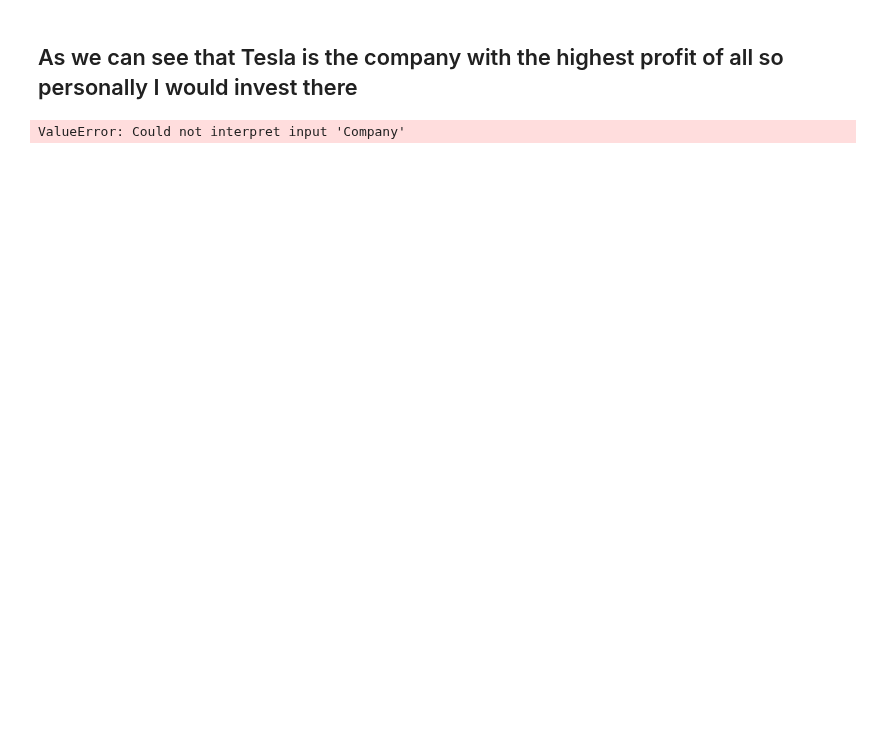
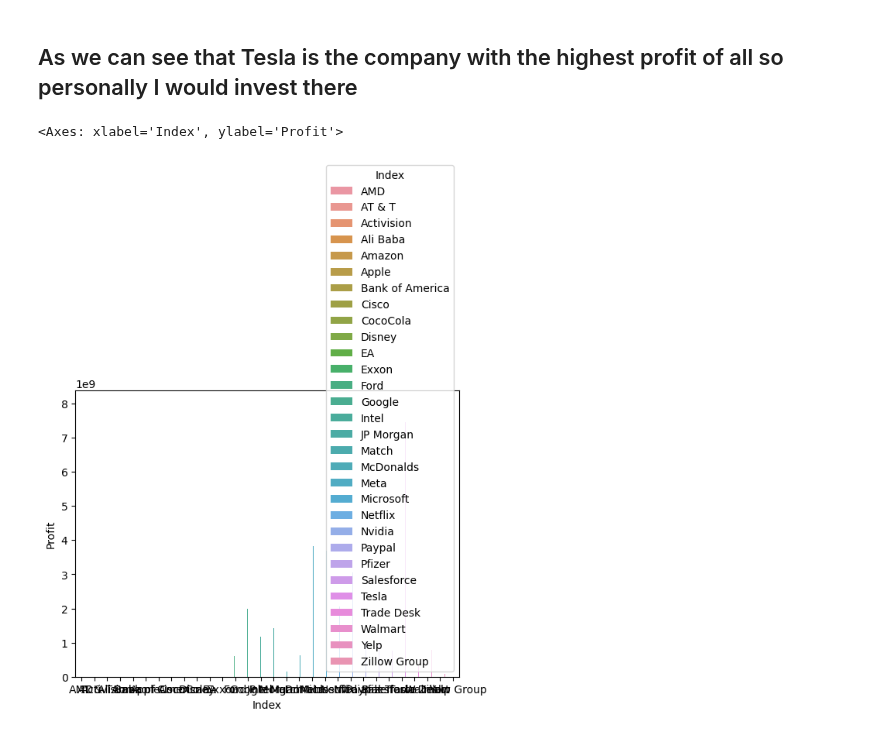
Before and after one commit to ubco-W2022T2-data301/Group35, a Jupyter notebook: analysis/analysis2.ipynb, the cells around one changed output. Drawn from its saved outputs; the diff is of its cells as text; code cells hidden in the pictures; blank space fills up the shorter version.

```diff
--- a/analysis/analysis2.ipynb
+++ b/analysis/analysis2.ipynb
@@ -57,6 +57,9 @@ hprofit.head(5)   # this step helps us see the top 5 companies with the highest
 # %%
 import matplotlib.pyplot as plt #this is to visualise the profits in the form of a graph
 import seaborn as sns
-sns.barplot(x= 'Company', y = 'Profit', hue = 'Company', data=gg)
+gg['Index'] = gg.index
+plt.figure(figsize=(20,20))
+sns.barplot(x= 'Index', y = 'Profit', hue = 'Index', data=gg)
 # %% [output]
-ValueError: Could not interpret input 'Company'
+<Axes: xlabel='Index', ylabel='Profit'>
+[figure, added]
```
Also changed, not shown: parts of 2 cells of this notebook.
